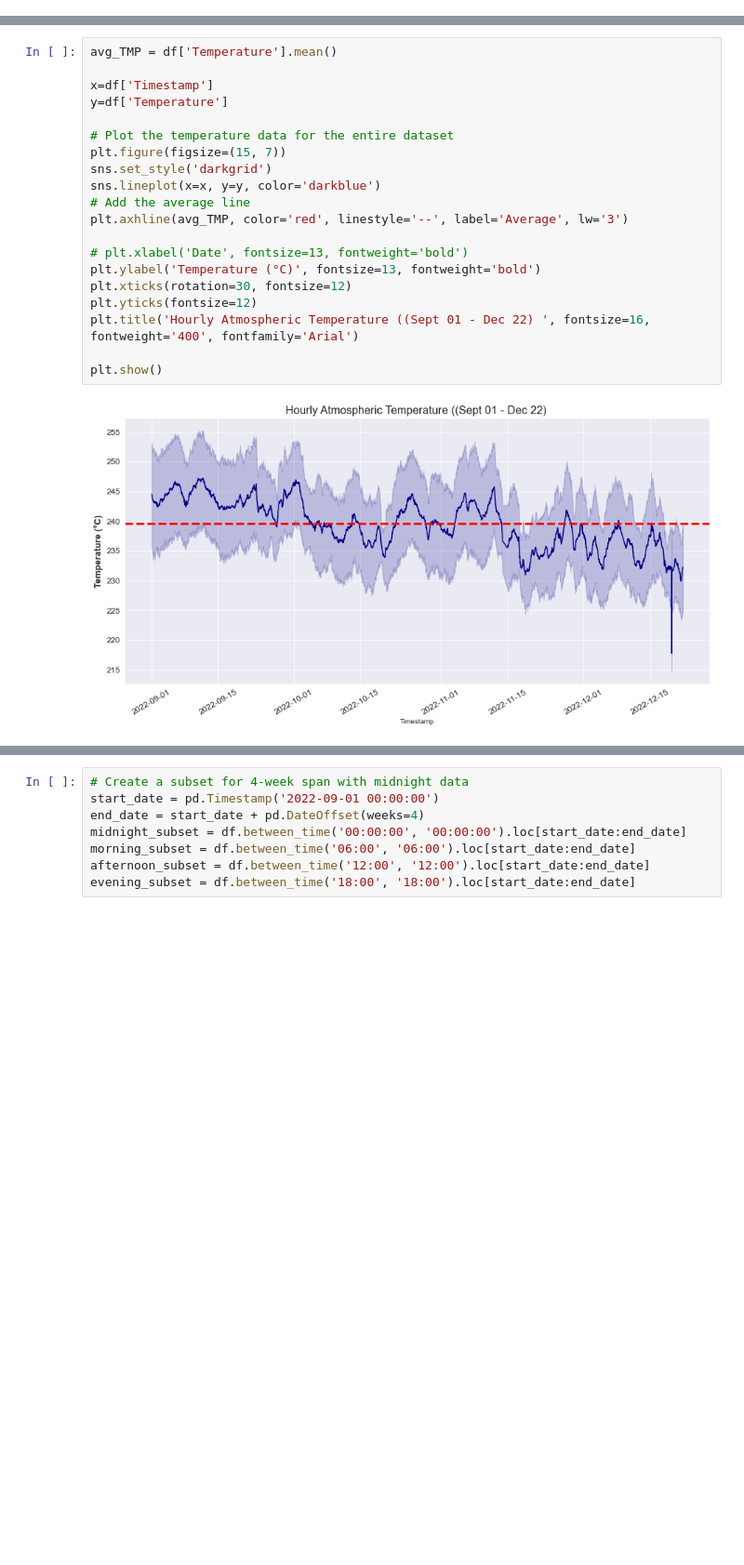
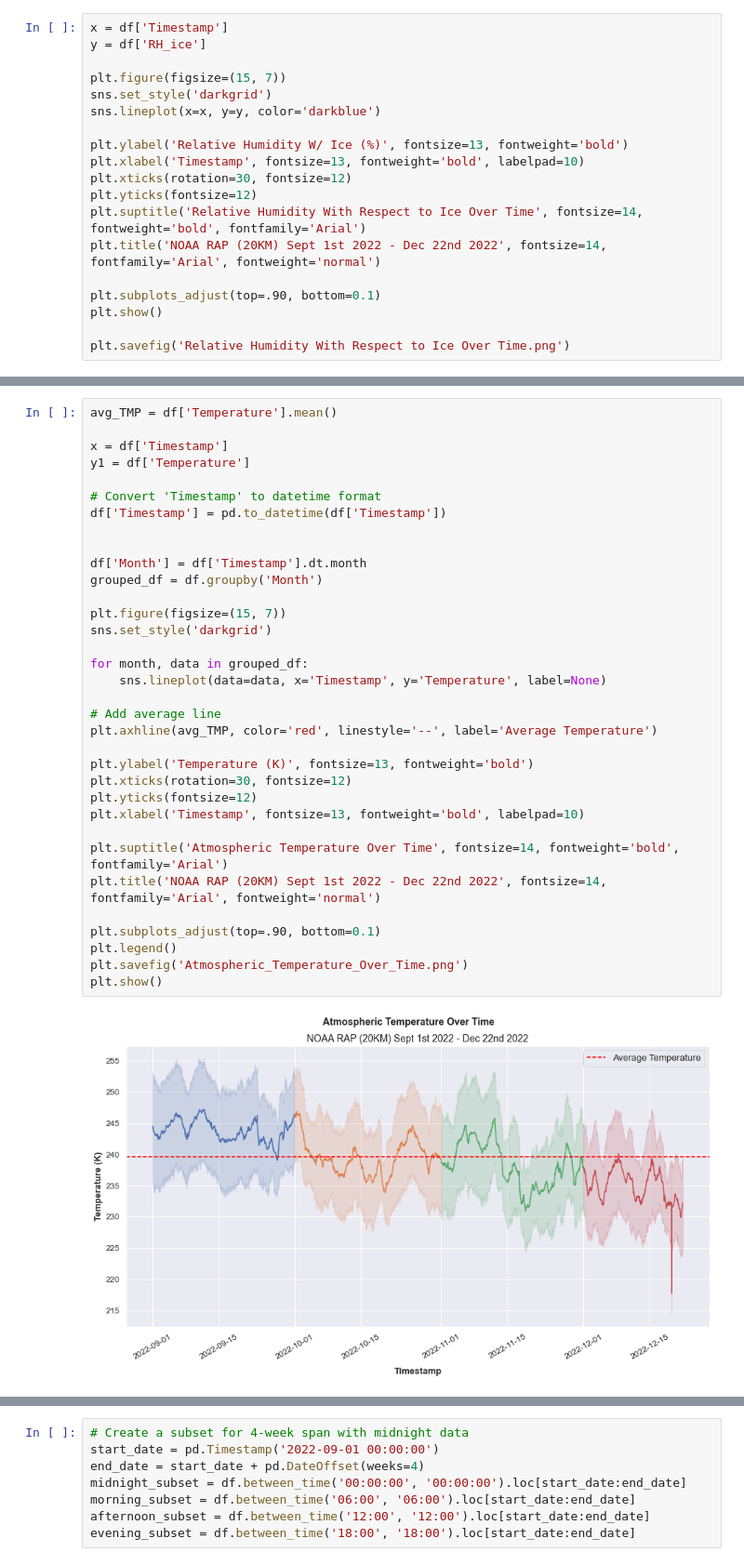
Before and after one commit to Fraolabebe/Team-SkySci-Analytics, a Jupyter notebook: Data Visualizations/Data Explaratory.ipynb, the cells around one changed output, grey strips where cells are left out. Shown at 93% size. Saved outputs shown, nothing was run; the diff lists cells and outputs as text; blank space fills up the shorter version.

Commit message:
Data ExplaratoryCleanedupFile

```diff
--- a/Data Visualizations/Data Explaratory.ipynb
+++ b/Data Visualizations/Data Explaratory.ipynb
@@ -54,0 +63,19 @@ dtype: object
+# %%
+x = df['Timestamp']
+y = df['RH_ice']
+
+plt.figure(figsize=(15, 7))
+sns.set_style('darkgrid')
+sns.lineplot(x=x, y=y, color='darkblue')
+
+plt.ylabel('Relative Humidity W/ Ice (%)', fontsize=13, fontweight='bold')
+plt.xlabel('Timestamp', fontsize=13, fontweight='bold', labelpad=10)
+plt.xticks(rotation=30, fontsize=12)
+plt.yticks(fontsize=12)
+plt.suptitle('Relative Humidity With Respect to Ice Over Time', fontsize=14, fontweight='bold', fontfamily='Arial')
+plt.title('NOAA RAP (20KM) Sept 1st 2022 - Dec 22nd 2022', fontsize=14, fontfamily='Arial', fontweight='normal')
+
+plt.subplots_adjust(top=.90, bottom=0.1)
+plt.show()
+
+plt.savefig('Relative Humidity With Respect to Ice Over Time.png')
@@ -55,23 +84,37 @@ dtype: object
 # %%
 avg_TMP = df['Temperature'].mean()
 
-x=df['Timestamp']
-y=df['Temperature']
+x = df['Timestamp']
+y1 = df['Temperature']
 
-# Plot the temperature data for the entire dataset
+# Convert 'Timestamp' to datetime format
+df['Timestamp'] = pd.to_datetime(df['Timestamp'])
+
+
+df['Month'] = df['Timestamp'].dt.month
+grouped_df = df.groupby('Month')
+
 plt.figure(figsize=(15, 7))
 sns.set_style('darkgrid')
-sns.lineplot(x=x, y=y, color='darkblue')
-# Add the average line
-plt.axhline(avg_TMP, color='red', linestyle='--', label='Average', lw='3')
 
-# plt.xlabel('Date', fontsize=13, fontweight='bold')
-plt.ylabel('Temperature (°C)', fontsize=13, fontweight='bold')
+for month, data in grouped_df:
+    sns.lineplot(data=data, x='Timestamp', y='Temperature', label=None)
+
+# Add average line
+plt.axhline(avg_TMP, color='red', linestyle='--', label='Average Temperature')
+
+plt.ylabel('Temperature (K)', fontsize=13, fontweight='bold')
 plt.xticks(rotation=30, fontsize=12)
 plt.yticks(fontsize=12)
-plt.title('Hourly Atmospheric Temperature ((Sept 01 - Dec 22) ', fontsize=16, fontweight='400', fontfamily='Arial')
+plt.xlabel('Timestamp', fontsize=13, fontweight='bold', labelpad=10)
 
+plt.suptitle('Atmospheric Temperature Over Time', fontsize=14, fontweight='bold', fontfamily='Arial')
+plt.title('NOAA RAP (20KM) Sept 1st 2022 - Dec 22nd 2022', fontsize=14, fontfamily='Arial', fontweight='normal')
+
+plt.subplots_adjust(top=.90, bottom=0.1)
+plt.legend()
+plt.savefig('Atmospheric_Temperature_Over_Time.png')
 plt.show()
 # %% [output]
-[figure, old version]
+[figure, new version]
 # %% [markdown]
```
Also changed, not shown: parts of 31 cells of this notebook.
